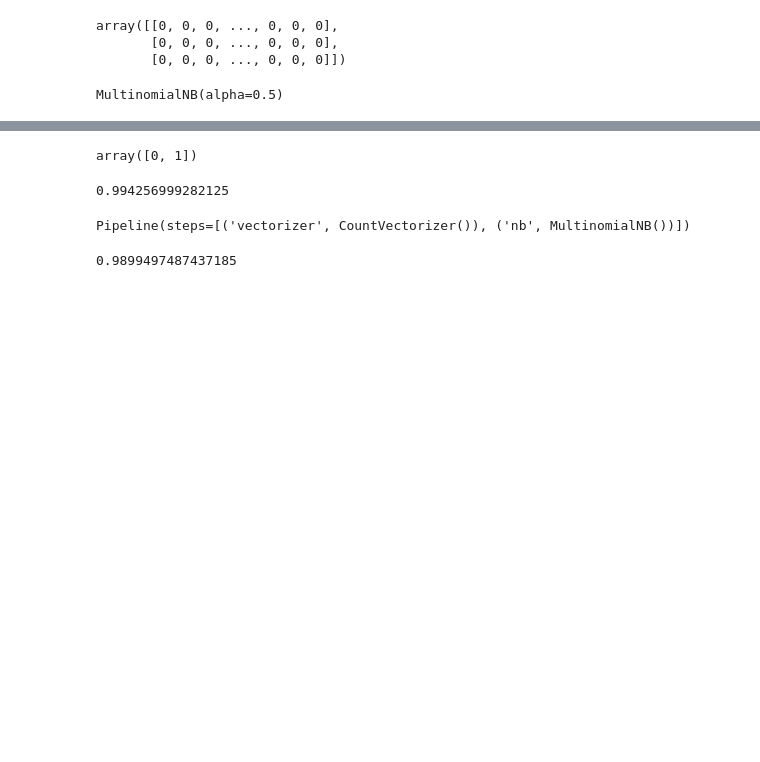
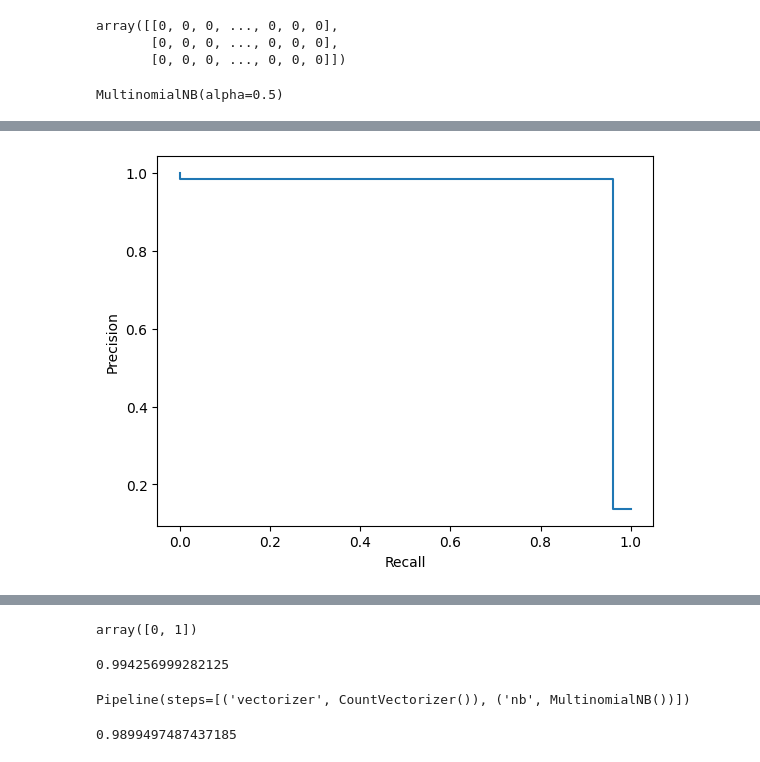
Before and after one commit to rajesh0305/Module3-Natural-language-processing-, a Jupyter notebook: Implementation_of_Naive_Bayes_classification.ipynb, the cells around one changed output, grey strips where cells are left out. Saved outputs shown, nothing was run; the diff lists cells and outputs as text; code cells hidden in the pictures; blank space fills up the shorter version.

```diff
--- a/Implementation_of_Naive_Bayes_classification.ipynb
+++ b/Implementation_of_Naive_Bayes_classification.ipynb
@@ -56,0 +92,27 @@ MultinomialNB(alpha=0.5)
+# %%
+# from sklearn.metrics import RocCurveDisplay, roc_curve
+# emails_count = v.transform(x_test)
+# y_predict = model.predict(emails_count)
+# y_score = model.predict(y_predict)
+
+# fpr, tpr, _ = roc_curve(y_test, y_score, pos_label=model.classes_[1])
+# roc_display = RocCurveDisplay(fpr=fpr, tpr=tpr).plot()
+
+
+import matplotlib.pyplot as plt
+
+from sklearn.metrics import PrecisionRecallDisplay, precision_recall_curve
+
+# Calculate precision and recall values using precision_recall_curve
+prec, recall, _ = precision_recall_curve(y_test, y_score, pos_label=model.classes_[1])
+
+# Create a Precision-Recall curve display object
+pr_display = PrecisionRecallDisplay(precision=prec, recall=recall)
+
+# Plot the Precision-Recall curve
+pr_display.plot()
+
+# Optionally show the plot
+plt.show()
+# %% [output]
+[figure, added]
```
Also changed, not shown: parts of 8 cells of this notebook.
